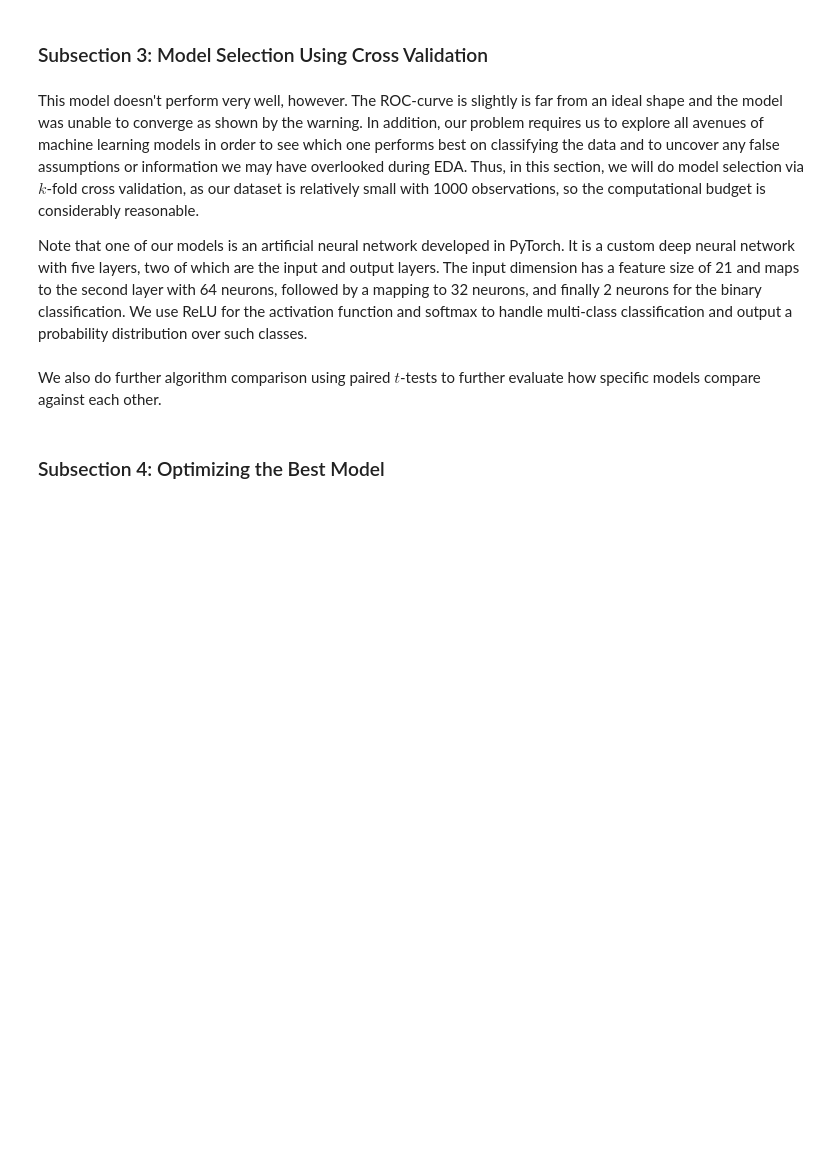
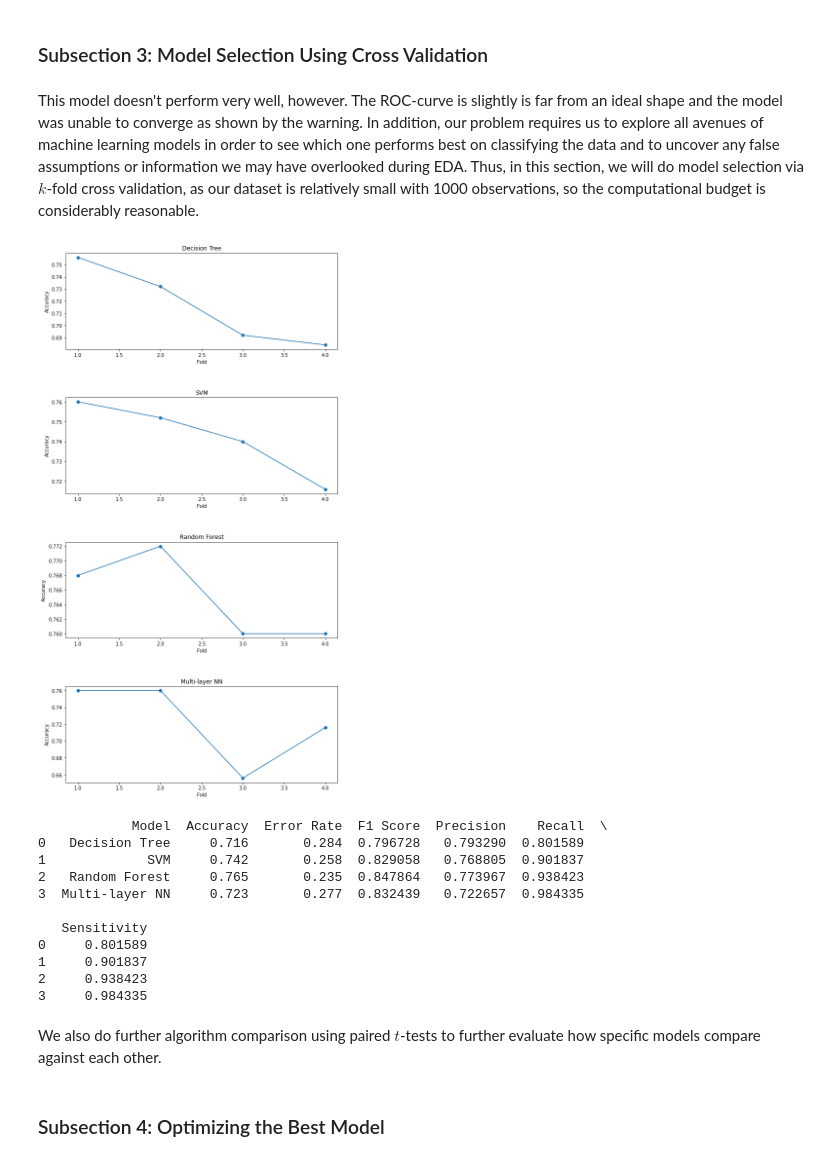
Before and after one commit to COGS118A/Group010-SP23, a Jupyter notebook: FinalProject_Group010-SP23.ipynb, the cells around one changed output. Cells and saved outputs as stored; diff of their text form; code cells hidden in the pictures; blank space fills up the shorter version.

```diff
--- a/FinalProject_Group010-SP23.ipynb
+++ b/FinalProject_Group010-SP23.ipynb
@@ -288,8 +298,6 @@ plt.show()
 ### Subsection 3: Model Selection Using Cross Validation
 # %% [markdown]
 This model doesn't perform very well, however. The ROC-curve is slightly is far from an ideal shape and the model was unable to converge as shown by the warning. In addition, our problem requires us to explore all avenues of machine learning models in order to see which one performs best on classifying the data and to uncover any false assumptions or information we may have overlooked during EDA. Thus, in this section, we will do model selection via $k$-fold cross validation, as our dataset is relatively small with 1000 observations, so the computational budget is considerably reasonable.
-
-Note that one of our models is an artificial neural network developed in PyTorch. It is a custom deep neural network with five layers, two of which are the input and output layers. The input dimension has a feature size of 21 and maps to the second layer with 64 neurons, followed by a mapping to 32 neurons, and finally 2 neurons for the binary classification. We use ReLU for the activation function and softmax to handle multi-class classification and output a probability distribution over such classes.
 # %%
 import numpy as np
 import pandas as pd
@@ -322,7 +330,7 @@ models = [
 ]
 
 # Define the number of folds for cross-validation
-k = 10
+k = 4
 
 # Initialize lists to store the error metrics
 accuracy_scores = []
@@ -386,33 +394,46 @@ models_names = ['Decision Tree', 'SVM', 'Random Forest', 'Multi-layer NN']
 metrics_names = ['Accuracy', 'Error Rate', 'F1 Score', 'Precision', 'Recall', 'Sensitivity']
 
 fig, axes = plt.subplots(nrows=4, ncols=1, figsize=(10, 20))
 plt.subplots_adjust(hspace=0.5)
 
 for i, ax in enumerate(axes):
     ax.plot(range(1, k+1), accuracy_scores[:, i], marker='o')
     ax.set_xlabel('Fold')
     ax.set_ylabel('Accuracy')
     ax.set_title(models_names[i])
 
 plt.show()
 
 # Print Evaluation Metrics
 columns = ['Model', 'Accuracy', 'Error Rate', 'F1 Score', 'Precision', 'Recall', 'Sensitivity']
 table_data = []
 
 for i in range(len(models_names)):
     model_name = models_names[i]
     accuracy = np.mean(accuracy_scores[:, i])
     error_rate = np.mean(error_rates[:, i])
     f1_score = np.mean(f1_scores[:, i])
     precision = np.mean(precision_scores[:, i])
     recall = np.mean(recall_scores[:, i])
     sensitivity = np.mean(sensitivity_scores[:, i])
 
     table_data.append([model_name, accuracy, error_rate, f1_score, precision, recall, sensitivity])
 
 table = pd.DataFrame(table_data, columns=columns)
 print(table)
+# %% [output]
+[figure, added]
+            Model  Accuracy  Error Rate  F1 Score  Precision    Recall  \
+0   Decision Tree     0.716       0.284  0.796728   0.793290  0.801589
+1             SVM     0.742       0.258  0.829058   0.768805  0.901837
+2   Random Forest     0.765       0.235  0.847864   0.773967  0.938423
+3  Multi-layer NN     0.723       0.277  0.832439   0.722657  0.984335
+
+   Sensitivity
+0     0.801589
+1     0.901837
+2     0.938423
+3     0.984335
 # %% [markdown]
 We also do further algorithm comparison using paired $t$-tests to further evaluate how specific models compare against each other.
 # %% [markdown]
```
Also changed, not shown: parts of 12 cells of this notebook.
